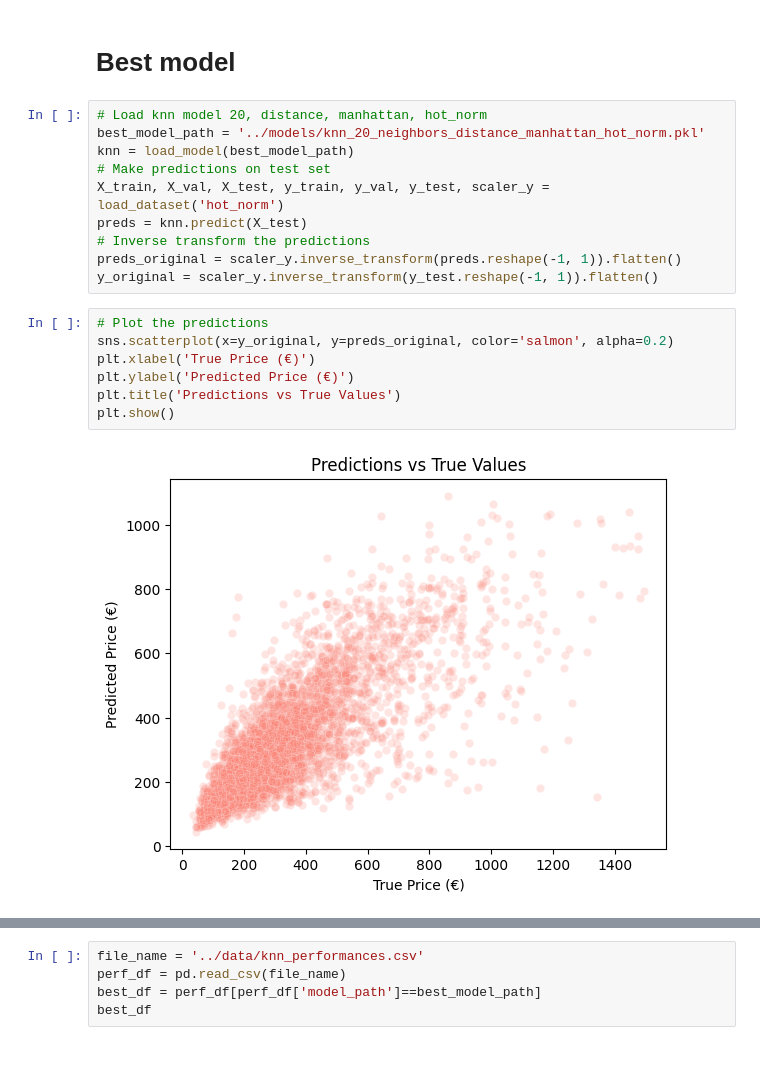
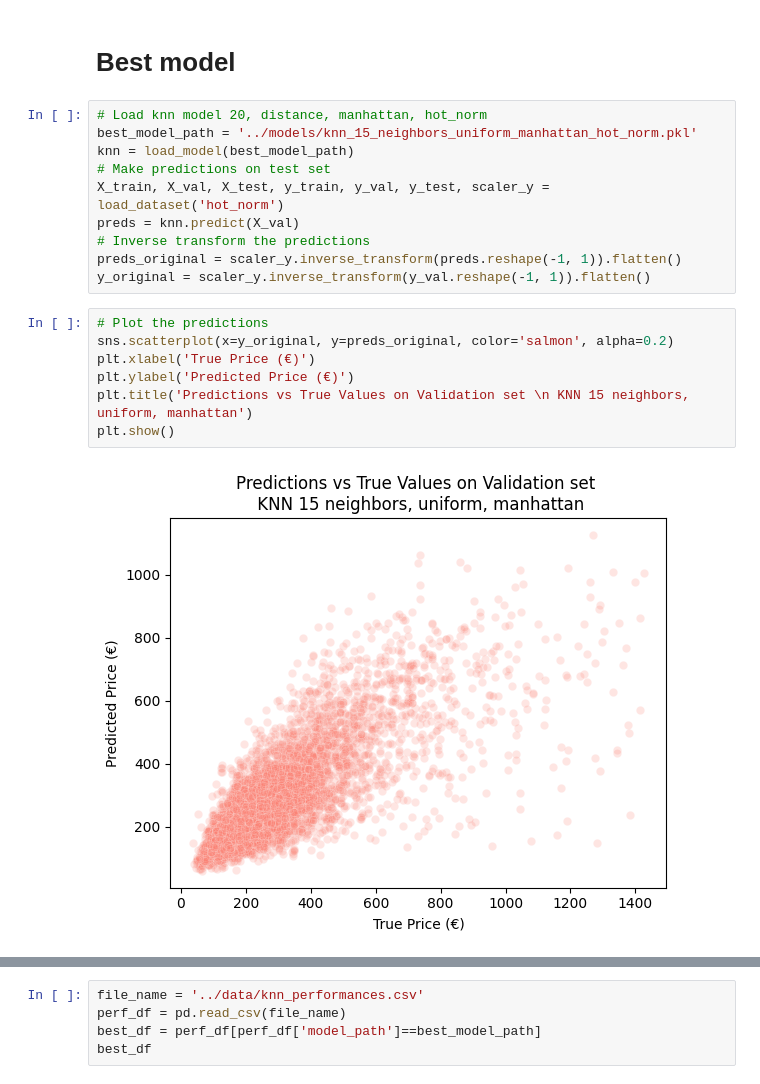
Before and after one commit to AddiH/DataScienceExam, a Jupyter notebook: nbs/viz_KNN.ipynb, the cells around one changed output, grey strips where cells are left out. Saved outputs shown, nothing was run; the diff lists cells and outputs as text; blank space fills up the shorter version.

Commit message:
correct best model and val instead of test

```diff
--- a/nbs/viz_KNN.ipynb
+++ b/nbs/viz_KNN.ipynb
@@ -219,23 +219,23 @@ plt.legend(bbox_to_anchor=(1, 1), loc='upper left')
 # Best model
 # %%
 # Load knn model 20, distance, manhattan, hot_norm
-best_model_path = '../models/knn_20_neighbors_distance_manhattan_hot_norm.pkl'
+best_model_path = '../models/knn_15_neighbors_uniform_manhattan_hot_norm.pkl'
 knn = load_model(best_model_path)
 # Make predictions on test set
 X_train, X_val, X_test, y_train, y_val, y_test, scaler_y = load_dataset('hot_norm')
-preds = knn.predict(X_test)
+preds = knn.predict(X_val)
 # Inverse transform the predictions
 preds_original = scaler_y.inverse_transform(preds.reshape(-1, 1)).flatten()
-y_original = scaler_y.inverse_transform(y_test.reshape(-1, 1)).flatten()
+y_original = scaler_y.inverse_transform(y_val.reshape(-1, 1)).flatten()
 # %%
 # Plot the predictions
 sns.scatterplot(x=y_original, y=preds_original, color='salmon', alpha=0.2)
 plt.xlabel('True Price (€)')
 plt.ylabel('Predicted Price (€)')
-plt.title('Predictions vs True Values')
+plt.title('Predictions vs True Values on Validation set \n KNN 15 neighbors, uniform, manhattan')
 plt.show()
 # %% [output]
-[figure, old version]
+[figure, new version]
 # %%
 # Calculation of total error
 total_error = preds_original - y_original
```
Also changed, not shown: parts of 3 cells of this notebook.
